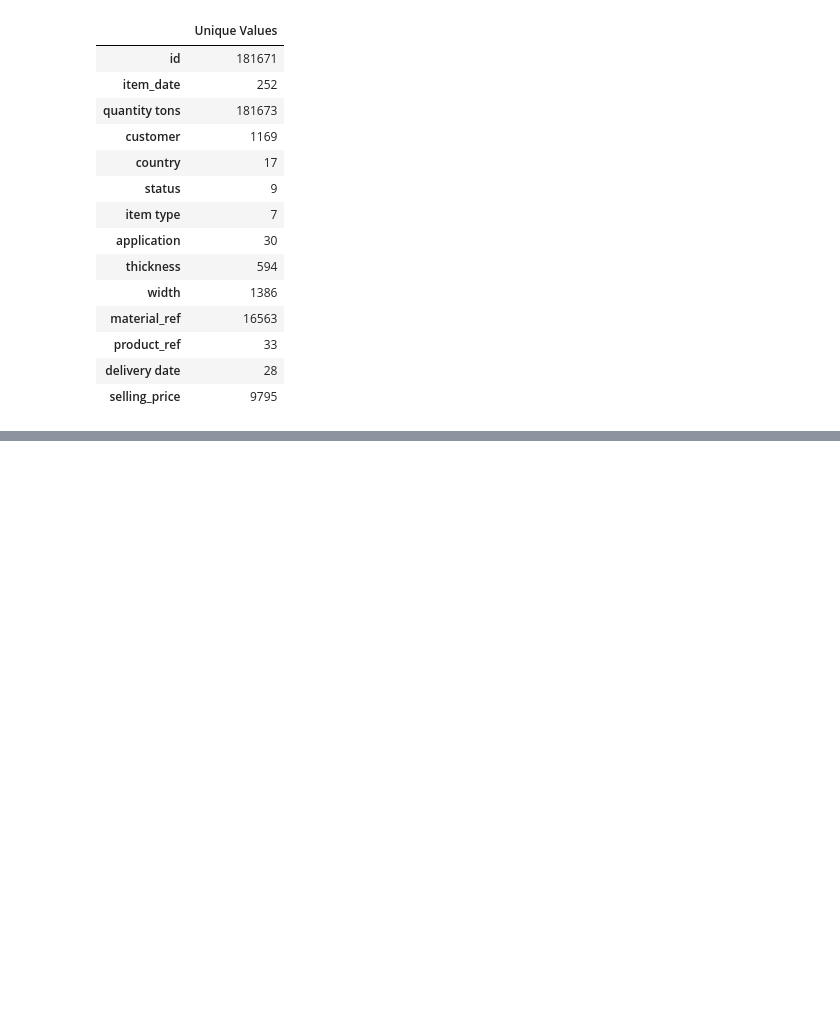
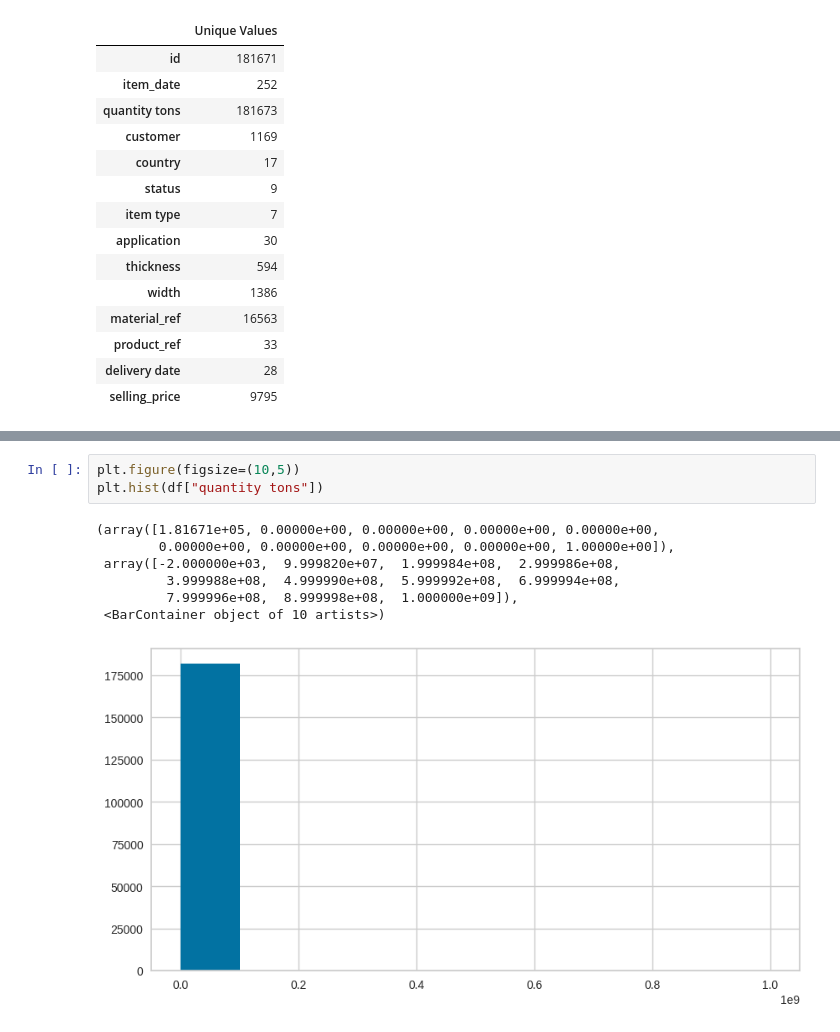
Before and after one commit to SriRamK345/Industrial_Copper_Modeling, a Jupyter notebook: Industrial_Copper_Modeling.ipynb, the cells around one changed output, grey strips where cells are left out. Drawn from its saved outputs; the diff is of its cells as text; blank space fills up the shorter version.

```diff
--- a/Industrial_Copper_Modeling.ipynb
+++ b/Industrial_Copper_Modeling.ipynb
@@ -71,0 +233,11 @@ pd.DataFrame(unique_values,index=df.columns,columns=["Unique Values"])
+# %%
+plt.figure(figsize=(10,5))
+plt.hist(df["quantity tons"])
+# %% [output]
+(array([1.81671e+05, 0.00000e+00, 0.00000e+00, 0.00000e+00, 0.00000e+00,
+        0.00000e+00, 0.00000e+00, 0.00000e+00, 0.00000e+00, 1.00000e+00]),
+ array([-2.000000e+03,  9.999820e+07,  1.999984e+08,  2.999986e+08,
+         3.999988e+08,  4.999990e+08,  5.999992e+08,  6.999994e+08,
+         7.999996e+08,  8.999998e+08,  1.000000e+09]),
+ <BarContainer object of 10 artists>)
+[figure, added]
```
Also changed, not shown: parts of 29 cells of this notebook.
